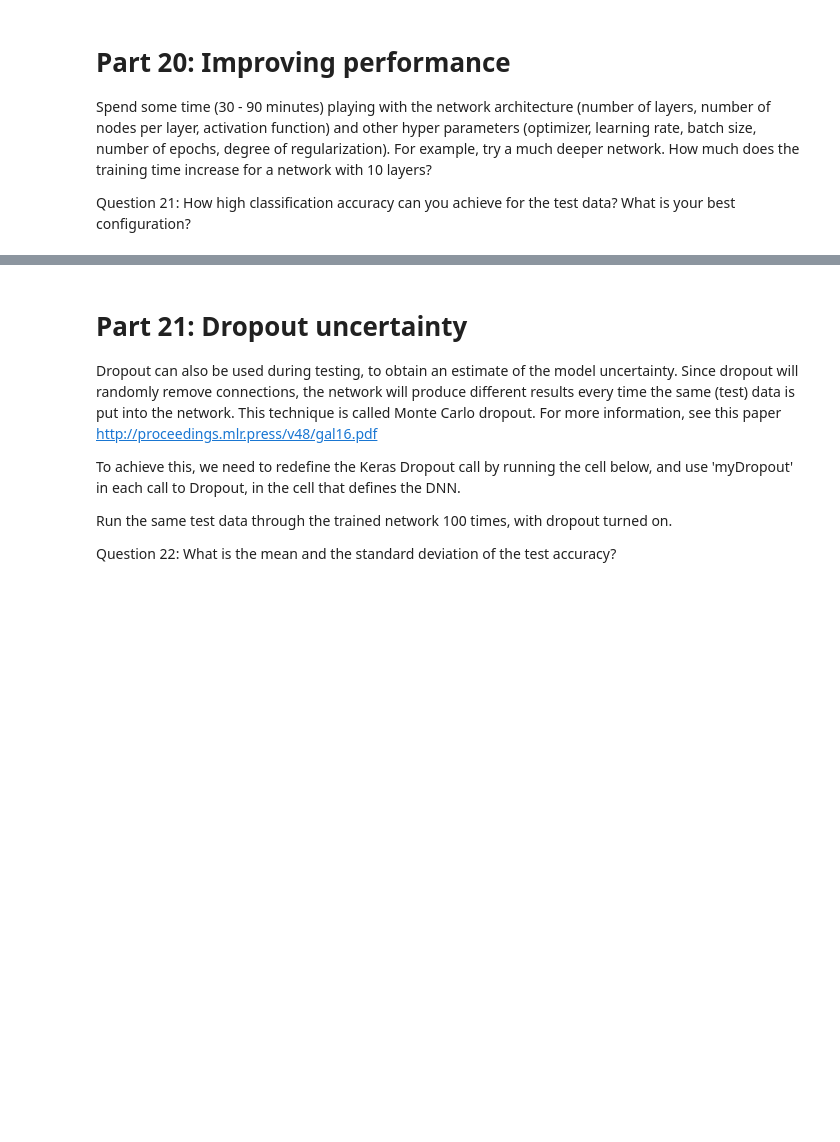
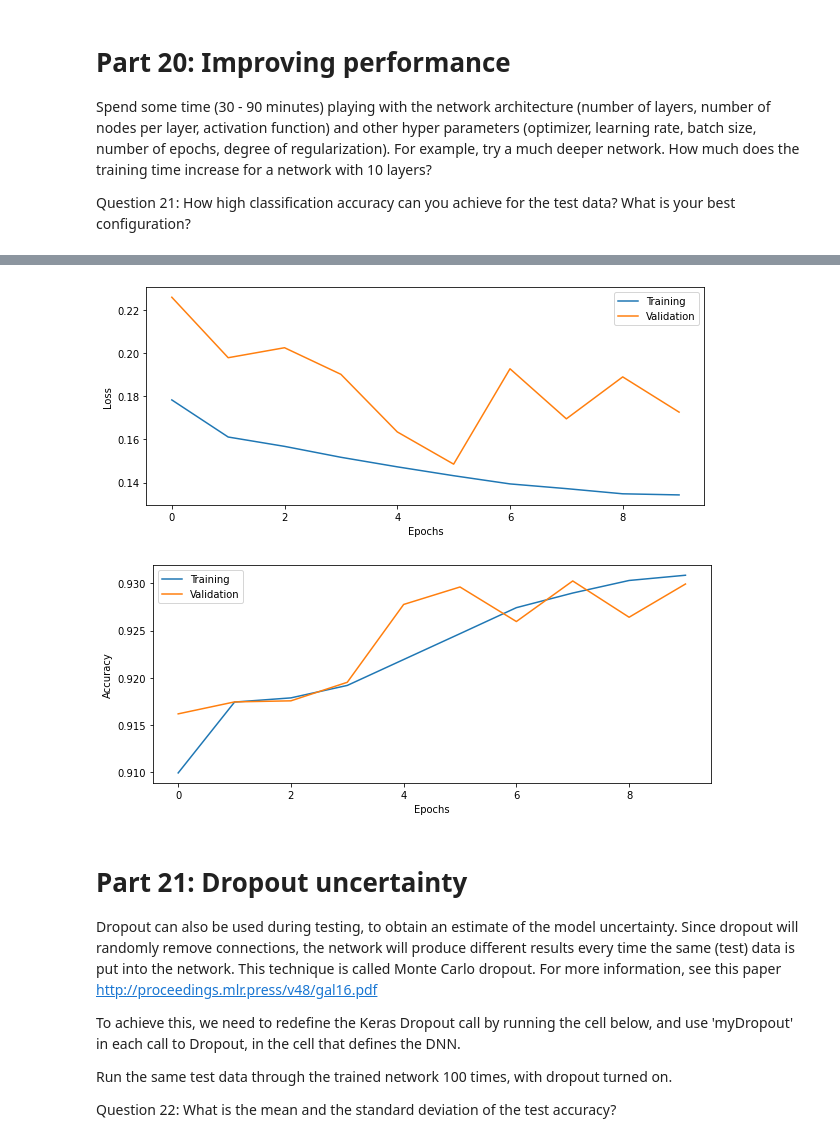
Before and after one commit to amannayak/732A74-Python, a Jupyter notebook: DNN_Lab.ipynb, the cells around one changed output, grey strips where cells are left out. Drawn from its saved outputs; the diff is of its cells as text; code cells hidden in the pictures; blank space fills up the shorter version.

```diff
--- a/DNN_Lab.ipynb
+++ b/DNN_Lab.ipynb
@@ -926,13 +937,11 @@ Spend some time (30 - 90 minutes) playing with the network architecture (number
 Question 21: How high classification accuracy can you achieve for the test data? What is your best configuration?
 # %%
 # Find your best configuration for the DNN
-
-# Build and train DNN
-batch_size = 1000
-epochs = 5
+batch_size = 10000
+epochs = 10
 input_shape = Xtrain.shape
 
 # Build and train model
-model10 =  build_DNN(input_shape=input_shape,n_layers=3,n_nodes=100,act_fun='sigmoid',optimizer='sgd',use_bn=False)
+model10 = build_DNN(input_shape=input_shape,n_layers=2,n_nodes=20,act_fun='sigmoid',optimizer='sgd',learning_rate=0.1,use_bn=True)
 
-history10 = model10.fit(Xtrain,Ytrain,epochs=epochs,validation_data=(Xval,Yval ,class_weight=weights)
+history10 = model10.fit(Xtrain,Ytrain,epochs=epochs,validation_data=(Xval,Yval),class_weight=weights)
@@ -942,3 +969,6 @@ score = model10.evaluate(Xtest , Ytest)
 
 print('Test loss: %.4f' % score[0])
 print('Test accuracy: %.4f' % score[1])
+
+plot_results(history10)
+# %% [output]
@@ -945,3 +978,5 @@ print('Test accuracy: %.4f' % score[1])
+[figure, added]
+[figure, added]
 # %% [markdown]
 # Part 21: Dropout uncertainty
 
```
Also changed, not shown: parts of 11 cells of this notebook.
